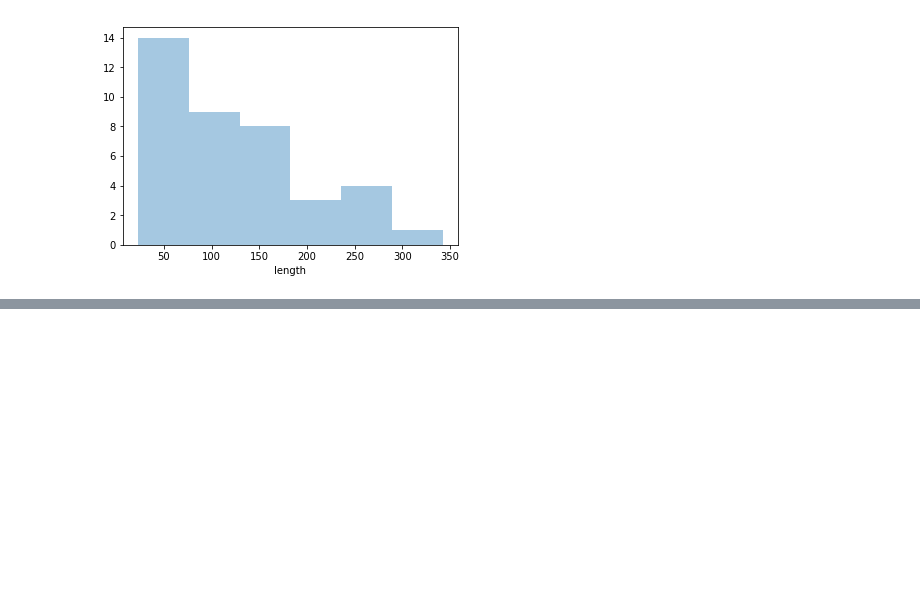
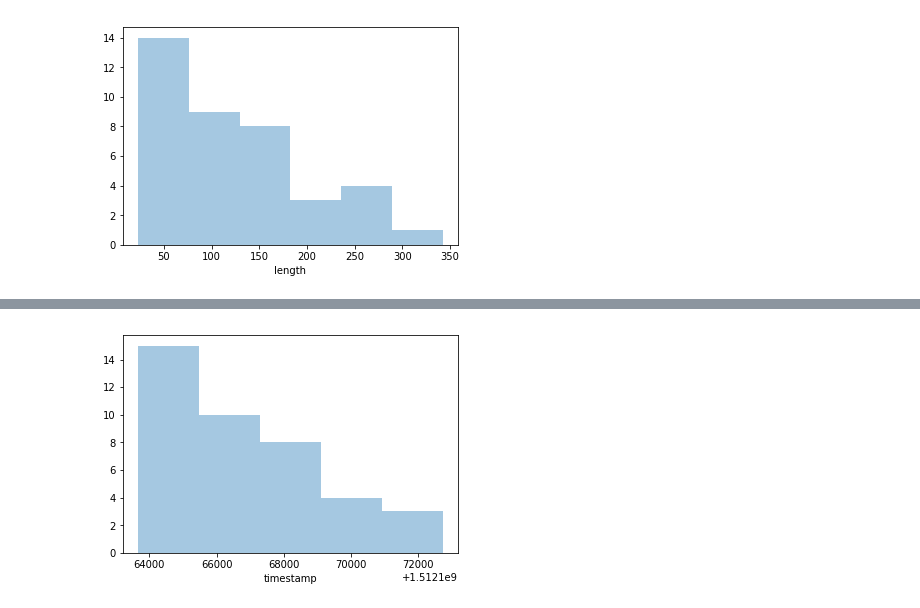
Before and after one commit to werpuc/prawdziwa_dama, a Jupyter notebook: body.ipynb, the cells around one changed output, grey strips where cells are left out. Cells and saved outputs as stored; diff of their text form; code cells hidden in the pictures; blank space fills up the shorter version.

```diff
--- a/body.ipynb
+++ b/body.ipynb
@@ -118,0 +87,4 @@ df
+# %%
+sns.distplot(df.timestamp, kde = False, rug = False);
+# %% [output]
+[figure, added]
```
Also changed, not shown: parts of 18 cells of this notebook.
